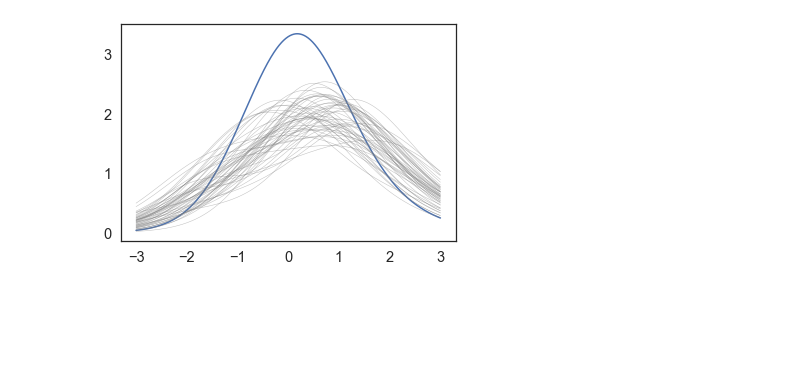
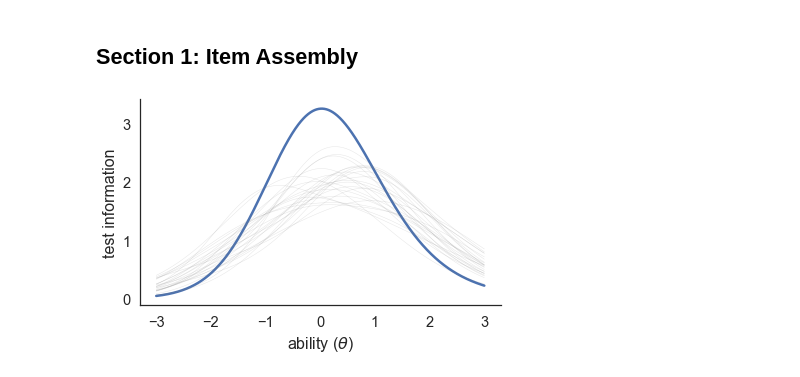
Before and after one commit to ndawlab/mars-irt, a Jupyter notebook: 03_Calibration/06_assembly.ipynb, the cells around one changed output. Saved outputs shown, nothing was run; the diff lists cells and outputs as text; code cells hidden in the pictures; blank space fills up the shorter version.

Commit message:
define assembly items

```diff
--- a/03_Calibration/06_assembly.ipynb
+++ b/03_Calibration/06_assembly.ipynb
@@ -5,6 +5,8 @@ import matplotlib.pyplot as plt
 import seaborn as sns
 from pandas import read_csv
 sns.set_theme(style='white', context='notebook', font_scale=1.33)
+# %% [markdown]
+## Section 1: Item Assembly
 # %%
 ## Extract parameters.
 params = read_csv('stan_results/3pl_summary.tsv', sep='\t', index_col=0)
@@ -32,35 +34,42 @@ gamma = 0.25
 from scipy.stats import norm
 
 def inv_logit(x):
     return 1 / (1 + np.exp(-x))
 
 theta = np.linspace(-3,3,1001)
 template = norm(0,1).pdf(theta)
 
 mu = np.outer(theta, alpha) - beta
 p = gamma + (1-gamma) * inv_logit(mu)
 q = 1 - p
 
 info = alpha**2 * (q / p) * np.square((p - gamma) / (1 - gamma))
 
 include = []
 for _ in range(12):
 
     ## Define index for remaining items.
-    ix = np.setdiff1d(np.arange(items.size), include)
+    valid = include + [i - 1 if i % 2 else i + 1 for i in include]
+    ix = np.setdiff1d(np.arange(items.size), valid)
 
     ## Compute potential TIF.
     tif = (info[:,include].sum(axis=1) + info[:,ix].T) @ template
 
     ## Identify maximum TIF.
     include.append(ix[np.argmax(tif)])
 
 chosen = np.sort(items[include])
 
-plt.plot(theta, info[:,include].sum(axis=1))
+plt.plot(theta, info[:,include].sum(axis=1), lw=2.5)
+plt.xlabel(r'ability ($\theta$)')
+plt.ylabel('test information')
 
-for _ in range(50):
+np.random.seed(47404)
+for _ in range(25):
     plt.plot(theta, info[:,np.random.choice(np.arange(items.size), 12)].sum(axis=1),
-             lw=0.5, color='0.5', alpha=0.5)
+             lw=0.5, color='0.5', alpha=0.2)
+
+sns.despine()
+plt.tight_layout()
 # %% [output]
-[figure, old version]
+[figure, new version]
```
Also changed, not shown: parts of 9 cells of this notebook, 5 other files.
